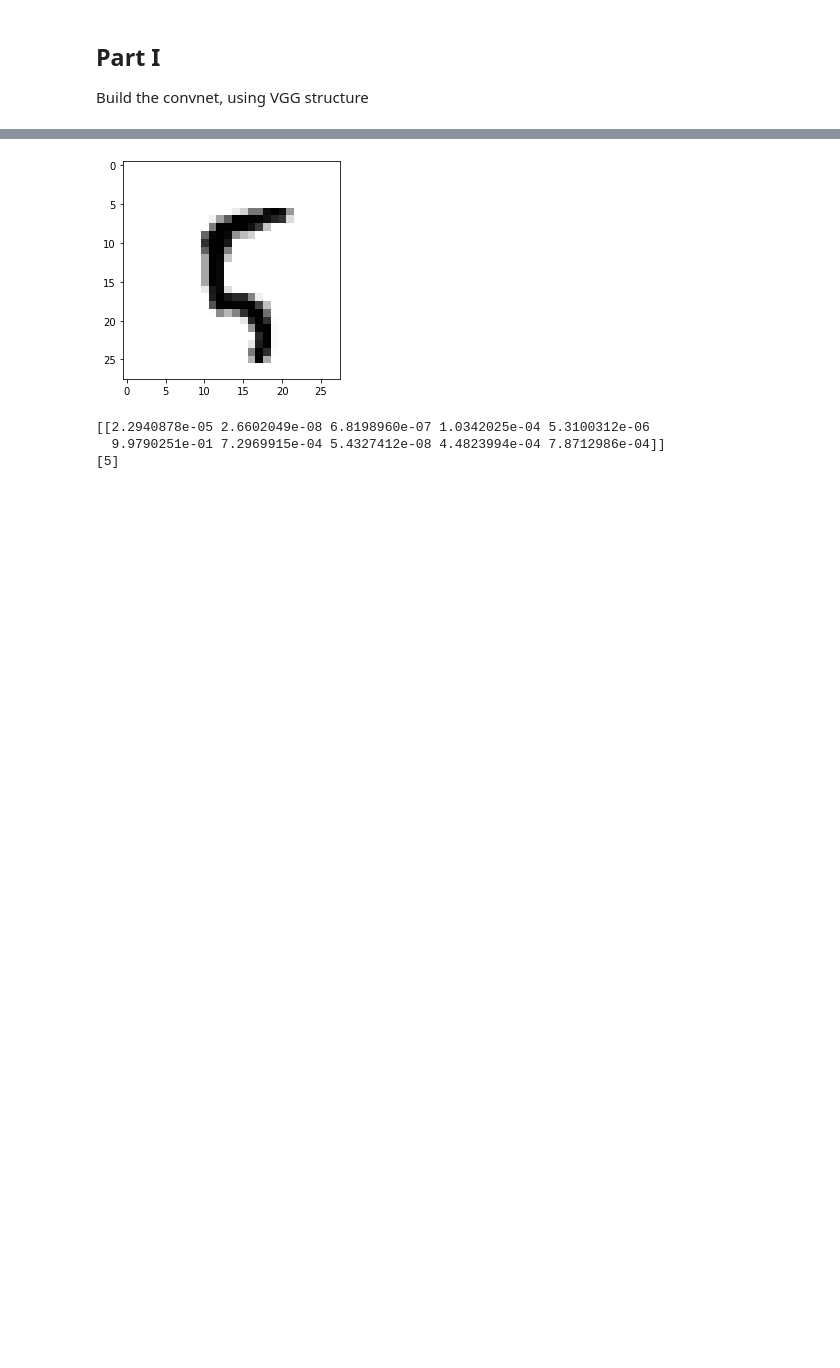
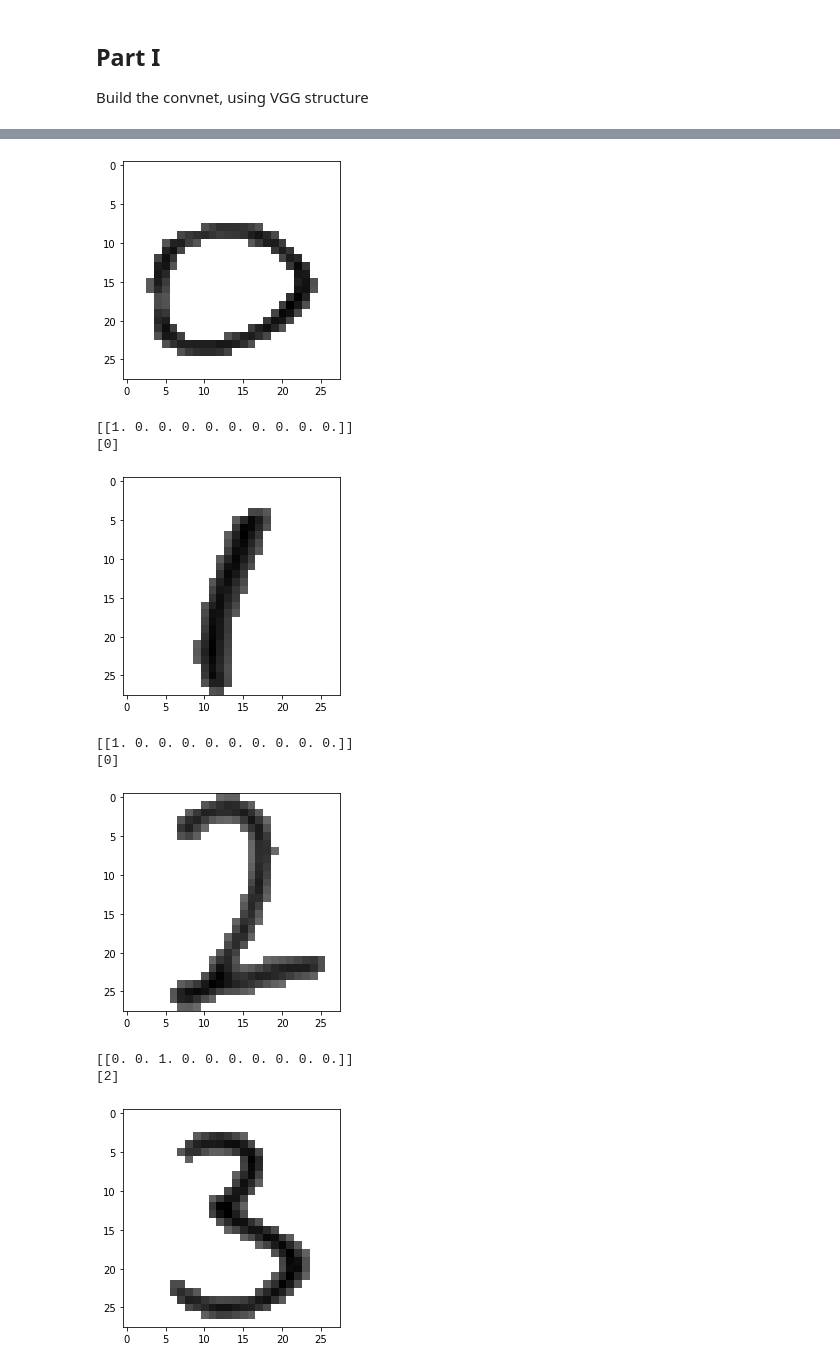
Before and after one commit to Li-Chi-Chang/2020SpringThesis, a Jupyter notebook: Week11/redoHW.ipynb, the cells around one changed output, grey strips where cells are left out. Drawn from its saved outputs; the diff is of its cells as text; code cells hidden in the pictures; blank space fills up the shorter version.

```diff
--- a/Week11/redoHW.ipynb
+++ b/Week11/redoHW.ipynb
@@ -151,16 +149,53 @@ test_acc: 0.9822999835014343
-# %%
-import matplotlib.pyplot as plt
-
-digit = train_images[100]
-digitR = digit.reshape(28,28)
-plt.imshow(digitR, cmap=plt.cm.get_cmap('binary'))
-plt.show()
-digitR = digit.reshape(1,28,28,1)
-
-print(model.predict(np.array(digitR)))
-print(model.predict_classes(np.array([digit])))
-# %% [output]
-[figure, removed]
-[[2.2940878e-05 2.6602049e-08 6.8198960e-07 1.0342025e-04 5.3100312e-06
-  9.9790251e-01 7.2969915e-04 5.4327412e-08 4.4823994e-04 7.8712986e-04]]
-[5]
+# %%
+import matplotlib.pyplot as plt
+from keras.preprocessing import image
+
+def rgb_to_gray(imgArr,istest):
+    shape = imgArr.shape
+    if((imgArr.shape)[0] != 3 and istest == 0):
+        return imgArr
+    elif((imgArr.shape)[0] == 3):
+        digit = np.zeros((28,28,1))
+        for i in range(28):
+            for j in range(28):
+                ch1 = imgArr[i][j][0]
+                ch2 = imgArr[i][j][1]
+                ch3 = imgArr[i][j][2]
+                digit[i][j][0] = ((ch1+ch2+ch3)/3)
+        return digit
+    else:
+        digit = np.zeros((28,28,1))
+        for i in range(28):
+            for j in range(28):
+                ch1 = imgArr[i][j][0]
+                if(255-ch1 < 130):
+                    digit[i][j][0] = 0
+                else:
+                    digit[i][j][0] = (255-ch1)
+        return digit
+
+def testList(name):
+    digit = image.load_img("/home/chen/LiChiChang/2020SpringThesis/dataset/mnist/test/"+str(name)+".jpg",color_mode='grayscale')
+    digit = digit.resize(size=(28,28))
+    digit = image.img_to_array(digit,)
+    digit = rgb_to_gray(digit,1)
+
+    plt.imshow(digit.reshape(28,28), cmap=plt.cm.get_cmap('binary'))
+    plt.show()
+
+    print(model.predict(np.array([digit])))
+    print(model.predict_classes(np.array([digit])))
+
+for i in range(20):
+    testList(i+1)
+# %% [output]
+[figure, added]
+[[1. 0. 0. 0. 0. 0. 0. 0. 0. 0.]]
+[0]
+[figure, added]
+[[1. 0. 0. 0. 0. 0. 0. 0. 0. 0.]]
+[0]
+[figure, added]
+[[0. 0. 1. 0. 0. 0. 0. 0. 0. 0.]]
+[2]
+[figure, added]
```
Also changed, not shown: parts of 6 cells of this notebook, 1 other file.
